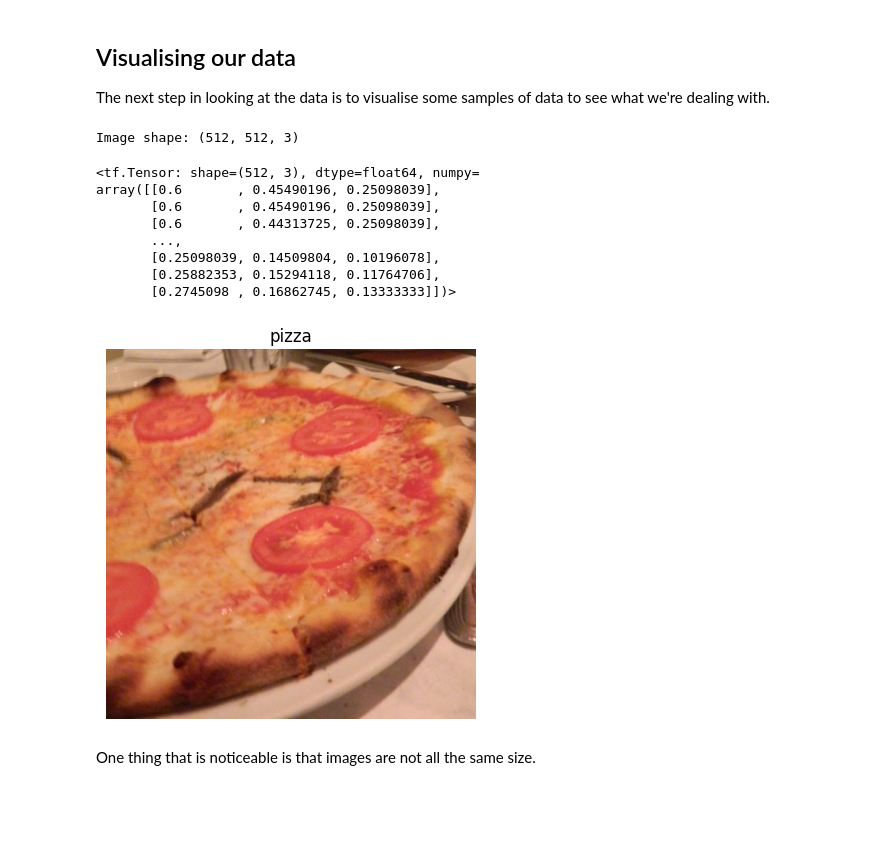
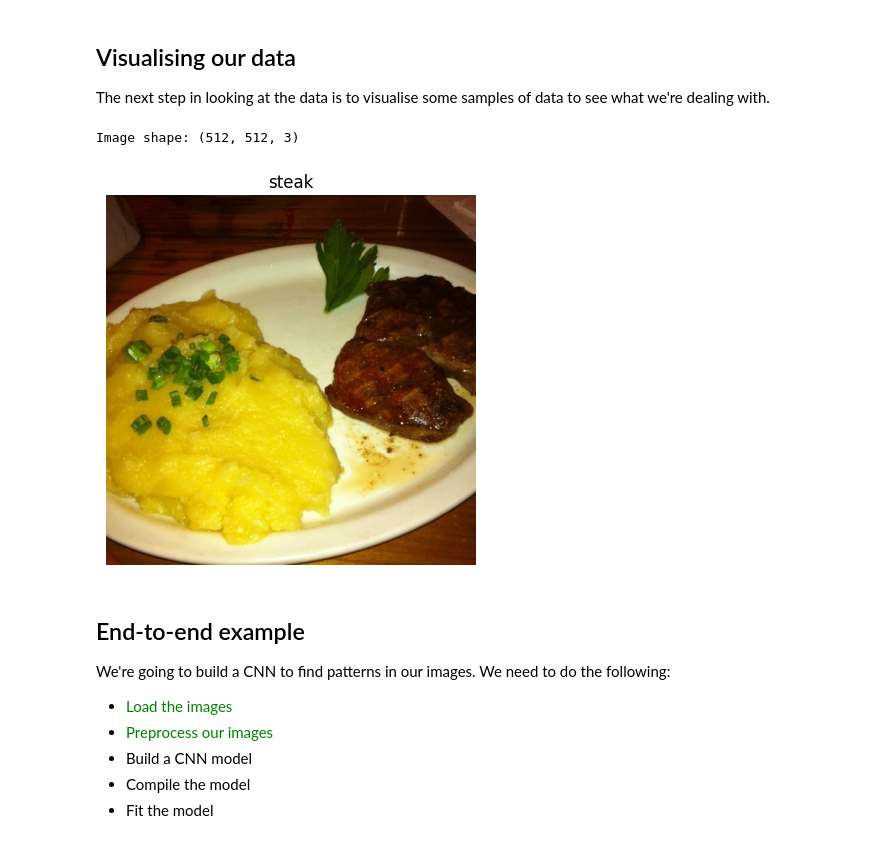
Before and after one commit to 4igeek/TensorFlow, a Jupyter notebook: Computer Vision & CNN/ConvolutionalNeuralNetwork.ipynb, the cells around one changed output. Saved outputs shown, nothing was run; the diff lists cells and outputs as text; code cells hidden in the pictures; blank space fills up the shorter version.

```diff
--- a/Computer Vision & CNN/ConvolutionalNeuralNetwork.ipynb
+++ b/Computer Vision & CNN/ConvolutionalNeuralNetwork.ipynb
@@ -118,42 +117,40 @@ print(class_names)
 
 The next step in looking at the data is to visualise some samples of data to see what we're dealing with.
 # %%
+# View an image
 import matplotlib.pyplot as plt
 import matplotlib.image as mpimg
 import random
 
-def print_random_image(target_dir, target_class):
-    target_folder = target_dir + target_class
+def view_random_image(target_dir, target_class):
+  # Setup target directory (we'll view images from here)
+  target_folder = target_dir+target_class
 
-    # Get random path for an image.
-    random_image = random.sample(os.listdir(target_folder), 1)
+  # Get a random image path
+  random_image = random.sample(os.listdir(target_folder), 1)
 
-    # Get the image ready for matplotlib
-    img = mpimg.imread(target_folder + "/" + random_image[0])
-    plt.imshow(img)
-    plt.title(target_class)
-    plt.axis("off")
+  # Read in the image and plot it using matplotlib
+  img = mpimg.imread(target_folder + "/" + random_image[0])
+  plt.imshow(img)
+  plt.title(target_class)
+  plt.axis("off");
 
-    print(f"Image shape: {img.shape}")
-    return img
+  print(f"Image shape: {img.shape}") # show the shape of the image
+
+  return img
-# %%
-img = print_random_image(target_dir = "pizza_steak/train/", target_class = "pizza")
-
-# Normalise the image
-img = img /255.
-
-# Convert the image received from print_random_image() into a tensor
-tf.constant(img)[0] # Inspect the first value
-# %% [output]
-Image shape: (512, 512, 3)
-<tf.Tensor: shape=(512, 3), dtype=float64, numpy=
-array([[0.6       , 0.45490196, 0.25098039],
-       [0.6       , 0.45490196, 0.25098039],
-       [0.6       , 0.44313725, 0.25098039],
-       ...,
-       [0.25098039, 0.14509804, 0.10196078],
-       [0.25882353, 0.15294118, 0.11764706],
-       [0.2745098 , 0.16862745, 0.13333333]])>
-[figure, removed]
-# %% [markdown]
-One thing that is noticeable is that images are not all the same size.
+# %%
+img = view_random_image(target_dir="pizza_steak/train/",
+                        target_class="steak")
+# %% [output]
+Image shape: (512, 512, 3)
+[figure, added]
+# %% [markdown]
+## End-to-end example
+
+We're going to build a CNN to find patterns in our images. We need to do the following:
+
+- <span style="color:green;">Load the images</span>
+- <span style="color:green;">Preprocess our images</span>
+- Build a CNN model
+- Compile the model
+- Fit the model
```
Also changed, not shown: parts of 3 cells of this notebook.
